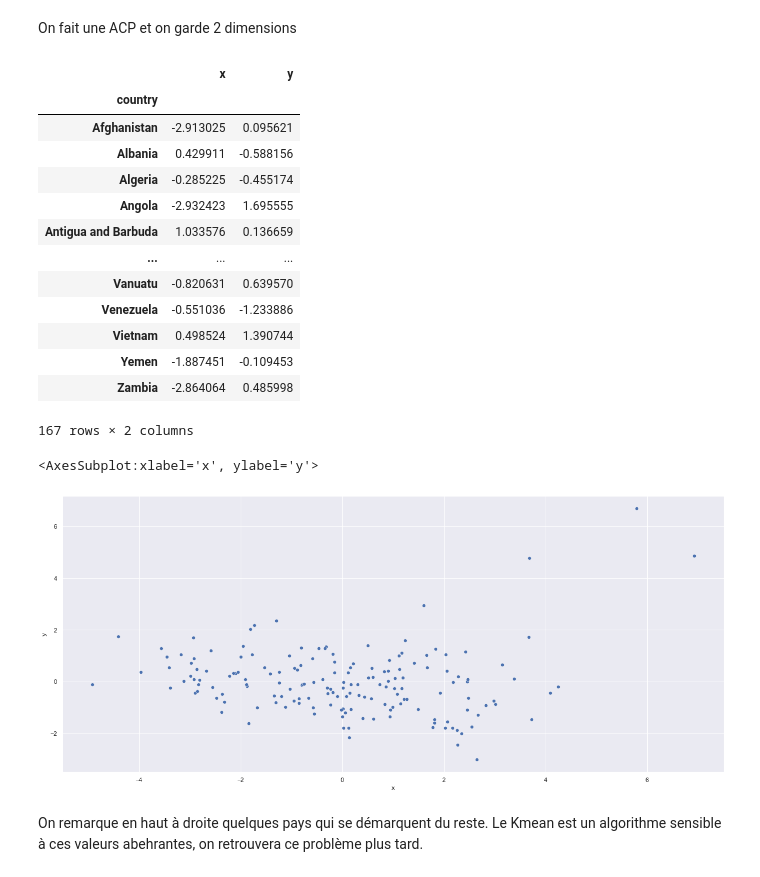
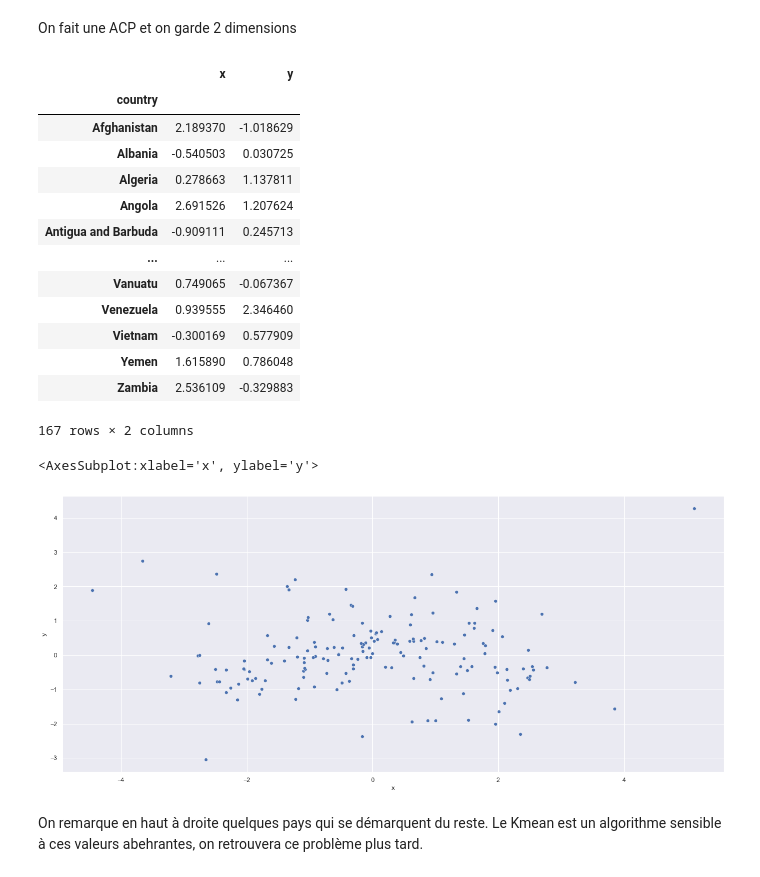
Before and after one commit to Vincent-Ta/Country_classification, a Jupyter notebook: main.ipynb, the cells around one changed output. Cells and saved outputs as stored; diff of their text form; code cells hidden in the pictures.

```diff
--- a/main.ipynb
+++ b/main.ipynb
@@ -182,0 +191,5 @@ array([[ 1.29153238, -1.13827979,  0.27908825, ..., -1.61909203,
+# %%
+df_std_country = pd.DataFrame(standart_country, columns = country_data.columns.values)
+df_std_country.index = country_data.index
+
+df_std_country
@@ -182,0 +214,17 @@ array([[ 1.29153238, -1.13827979,  0.27908825, ..., -1.61909203,
+# %%
+combine_col = df_std_country
+
+combine_col['child_mort_total_fer']= (combine_col['child_mort'] + combine_col['total_fer'])/2
+combine_col = combine_col.drop('child_mort', axis=1)
+combine_col = combine_col.drop('total_fer',axis=1)
+
+combine_col['income_gdpp']= (combine_col['income'] + combine_col['gdpp'])/2
+combine_col = combine_col.drop('income', axis=1)
+combine_col = combine_col.drop('gdpp',axis=1)
+
+combine_col['imports_exports']= (combine_col['imports'] + combine_col['exports'])/2
+combine_col = combine_col.drop('imports', axis=1)
+combine_col = combine_col.drop('exports',axis=1)
+
+
+combine_col
@@ -184,30 +247,30 @@ array([[ 1.29153238, -1.13827979,  0.27908825, ..., -1.61909203,
 On fait une ACP et on garde 2 dimensions
 # %%
 pca = PCA(n_components=2)
-np_pca = pca.fit_transform(standart_country)
+np_pca = pca.fit_transform(combine_col)
 country_pca = pd.DataFrame(np_pca, columns = ['x','y'], index=country_data.index)
 
 country_pca
 # %% [output]
 |  | x | y |
 | country |  |  |
-| Afghanistan | -2.913025 | 0.095621 |
-| Albania | 0.429911 | -0.588156 |
-| Algeria | -0.285225 | -0.455174 |
-| Angola | -2.932423 | 1.695555 |
-| Antigua and Barbuda | 1.033576 | 0.136659 |
+| Afghanistan | 2.189370 | -1.018629 |
+| Albania | -0.540503 | 0.030725 |
+| Algeria | 0.278663 | 1.137811 |
+| Angola | 2.691526 | 1.207624 |
+| Antigua and Barbuda | -0.909111 | 0.245713 |
 | ... | ... | ... |
-| Vanuatu | -0.820631 | 0.639570 |
-| Venezuela | -0.551036 | -1.233886 |
-| Vietnam | 0.498524 | 1.390744 |
-| Yemen | -1.887451 | -0.109453 |
-| Zambia | -2.864064 | 0.485998 |
+| Vanuatu | 0.749065 | -0.067367 |
+| Venezuela | 0.939555 | 2.346460 |
+| Vietnam | -0.300169 | 0.577909 |
+| Yemen | 1.615890 | 0.786048 |
+| Zambia | 2.536109 | -0.329883 |
 167 rows × 2 columns
 # %%
 sns.scatterplot(data=country_pca, x='x', y='y')
 # %% [output]
 <AxesSubplot:xlabel='x', ylabel='y'>
-[figure, old version]
+[figure, new version]
 # %% [markdown]
 On remarque en haut à droite quelques pays qui se démarquent du reste.
 Le Kmean est un algorithme sensible à ces valeurs abehrantes, on retrouvera ce problème plus tard.
```
Also changed, not shown: parts of 10 cells of this notebook.
